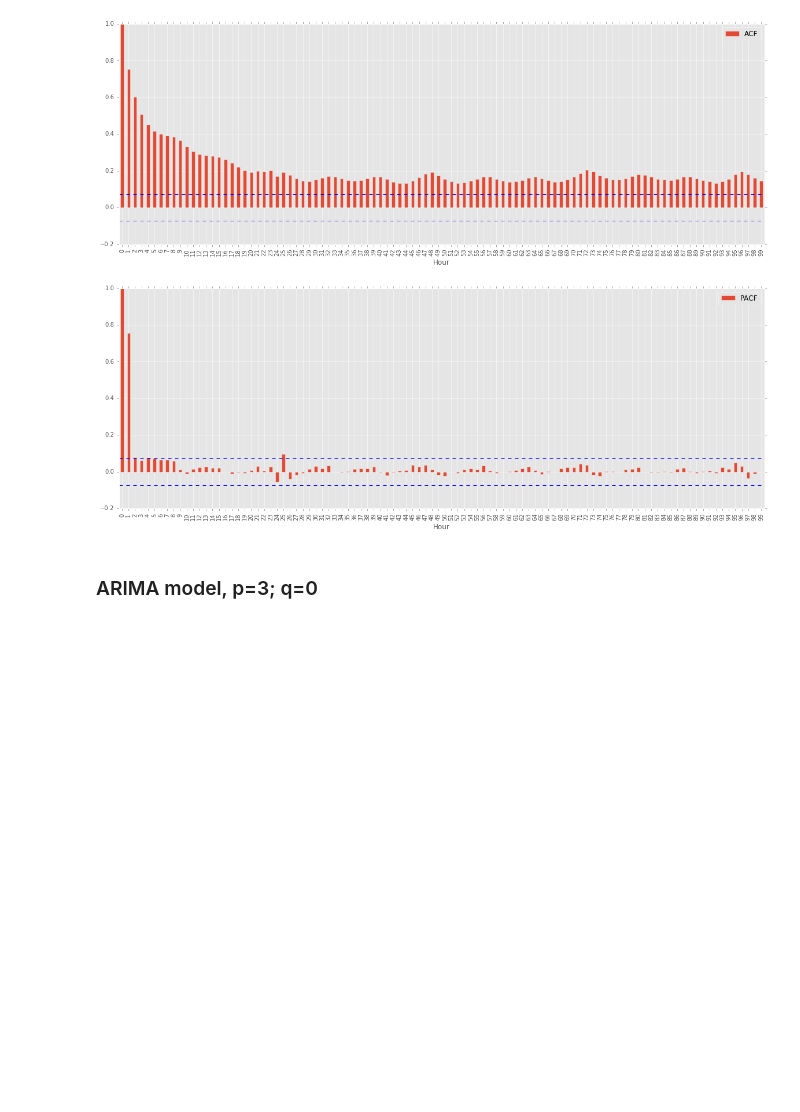
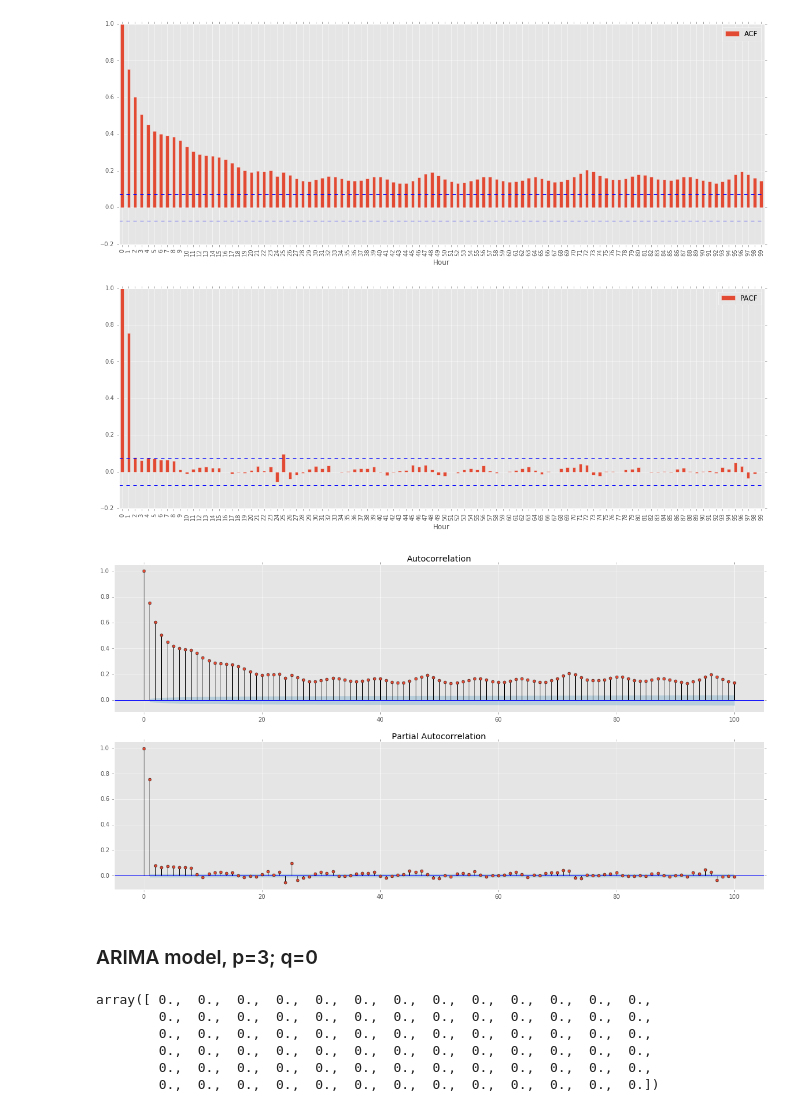
Before and after one commit to NonoMalpi/Secondary_band, a Jupyter notebook: Fitting residuals through ARIMA.ipynb, the cells around one changed output. Drawn from its saved outputs; the diff is of its cells as text; code cells hidden in the pictures; blank space fills up the shorter version.

```diff
--- a/Fitting residuals through ARIMA.ipynb
+++ b/Fitting residuals through ARIMA.ipynb
@@ -72,6 +73,12 @@ def computer_acf_pacf(timeseries, acf_lags, pacf_lags):
 computer_acf_pacf(residuals['residuals'], 720, 720)
 # %% [output]
 [figure]
+# %%
+fig, (ax0, ax1) = plt.subplots(2, 1, figsize=(20,10))
+fig = plot_acf(residuals['residuals'], lags=100, ax=ax0)
+fig = plot_pacf(residuals['residuals'], lags=100, ax=ax1)
+# %% [output]
+[figure, added]
 # %% [markdown]
 ### ARIMA model, p=3; q=0
 # %%
@@ -80,0 +91,9 @@ from sklearn.metrics import mean_squared_error
+# %%
+ar
+# %% [output]
+array([ 0.,  0.,  0.,  0.,  0.,  0.,  0.,  0.,  0.,  0.,  0.,  0.,  0.,
+        0.,  0.,  0.,  0.,  0.,  0.,  0.,  0.,  0.,  0.,  0.,  0.,  0.,
+        0.,  0.,  0.,  0.,  0.,  0.,  0.,  0.,  0.,  0.,  0.,  0.,  0.,
+        0.,  0.,  0.,  0.,  0.,  0.,  0.,  0.,  0.,  0.,  0.,  0.,  0.,
+        0.,  0.,  0.,  0.,  0.,  0.,  0.,  0.,  0.,  0.,  0.,  0.,  0.,
+        0.,  0.,  0.,  0.,  0.,  0.,  0.,  0.,  0.,  0.,  0.,  0.,  0.])
```
Also changed, not shown: parts of 11 cells of this notebook.
